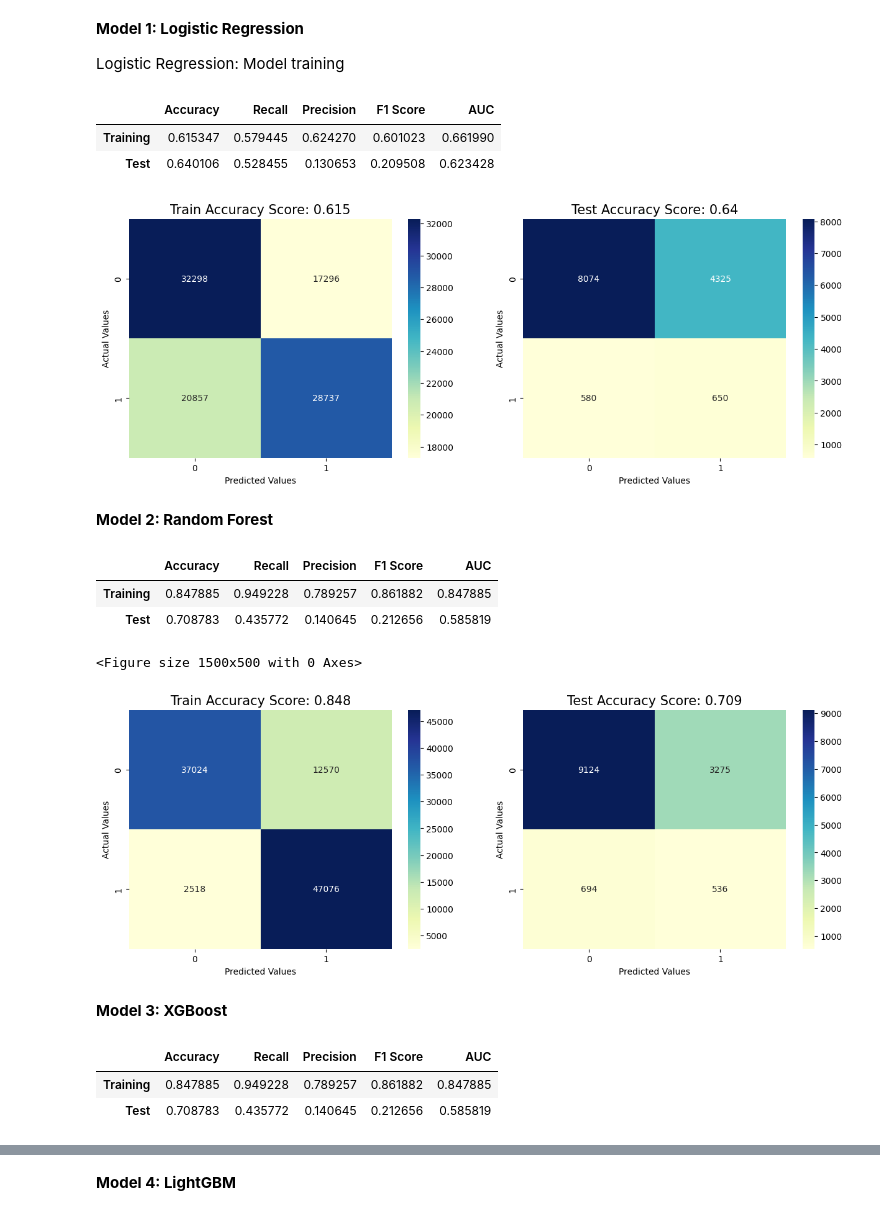
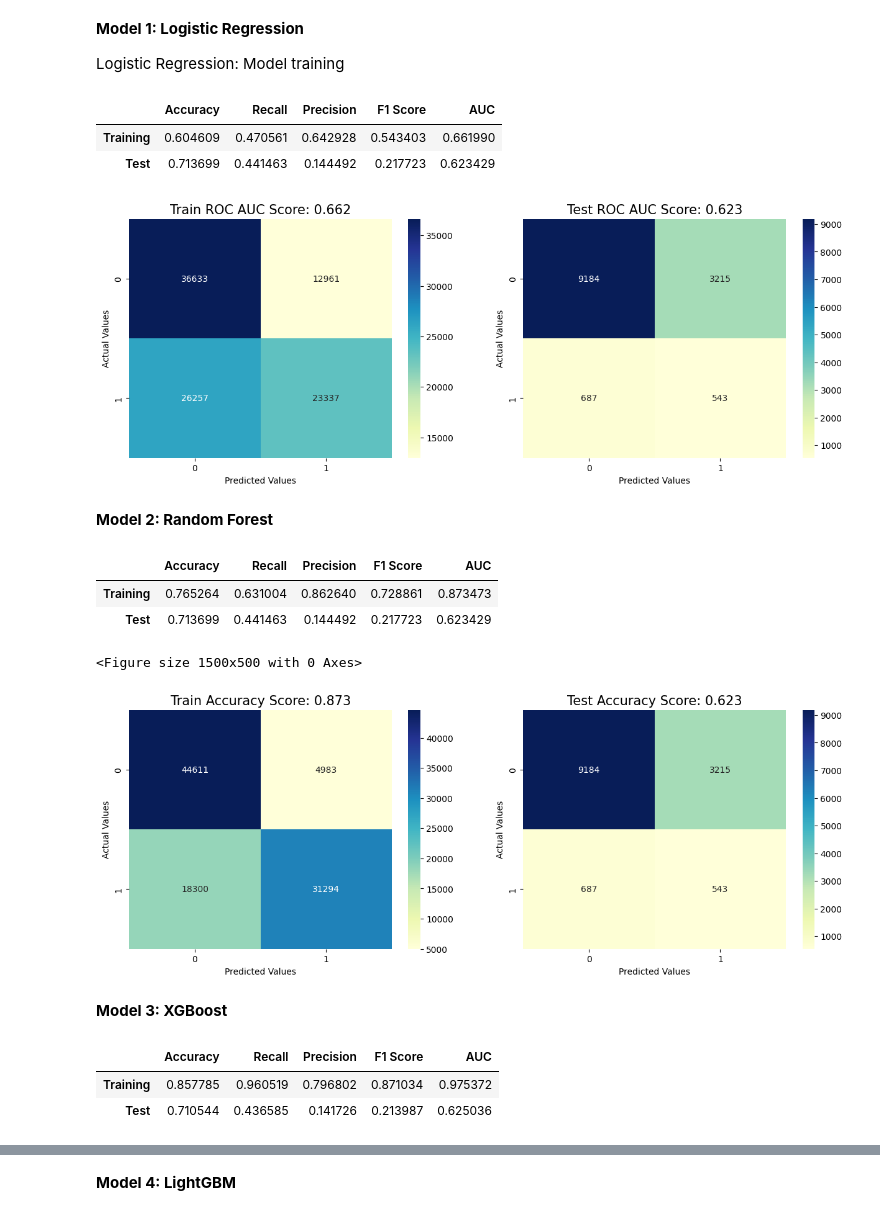
Before and after one commit to madokahazemi/diabetes-readmission-prediction, a Jupyter notebook: code/Prediction on Hospital Readmission.ipynb, the cells around one changed output, grey strips where cells are left out. Cells and saved outputs as stored; diff of their text form; code cells hidden in the pictures.

Commit message:
model prediction

```diff
--- a/code/Prediction on Hospital Readmission.ipynb
+++ b/code/Prediction on Hospital Readmission.ipynb
@@ -844,7 +844,10 @@ y_train_preds = log_model.predict_proba(X_train)[:,1]
 y_test_preds = log_model.predict_proba(X_test)[:,1]
 # %%
 # Compare metrics between training and validation
-thresh = 0.5
+thresholds = np.arange(0, 1, 0.01)
+f1_scores = [f1_score(y_test, y_test_preds > threshold) for threshold in thresholds]
+thresh = thresholds[np.argmax(f1_scores)]
+
 training_metrics = {
     "Accuracy": accuracy_score(y_train, (y_train_preds > thresh)),
     "Recall": recall_score(y_train, (y_train_preds > thresh)),
@@ -864,31 +867,28 @@ test_metrics = {
 pd.DataFrame([training_metrics, test_metrics], index=["Training", "Test"])
 # %% [output]
 |  | Accuracy | Recall | Precision | F1 Score | AUC |
-| Training | 0.615347 | 0.579445 | 0.624270 | 0.601023 | 0.661990 |
-| Test | 0.640106 | 0.528455 | 0.130653 | 0.209508 | 0.623428 |
+| Training | 0.604609 | 0.470561 | 0.642928 | 0.543403 | 0.661990 |
+| Test | 0.713699 | 0.441463 | 0.144492 | 0.217723 | 0.623429 |
 # %%
 # Confusion Matrix
+train_score = round(roc_auc_score(y_train, (y_train_preds)), 3)
+cm_train = confusion_matrix(y_train, (y_train_preds > thresh))
 
-predictions = log_model.predict(X_train)
-train_score = round(accuracy_score(y_train, predictions), 3)
-cm_train = confusion_matrix(y_train, predictions)
-
-predictions = log_model.predict(X_test)
-test_score = round(accuracy_score(y_test, predictions), 3)
-cm_test = confusion_matrix(y_test, predictions)
+test_score = round(roc_auc_score(y_test, (y_test_preds)), 3)
+cm_test = confusion_matrix(y_test, (y_test_preds > thresh))
 
 fig, (ax1,ax2) = plt.subplots(nrows=1,ncols=2,figsize=(15,5))
 sns.heatmap(cm_train, annot=True, fmt=".0f",ax=ax1, cmap="YlGnBu")
 ax1.set_xlabel('Predicted Values')
 ax1.set_ylabel('Actual Values')
-ax1.set_title('Train Accuracy Score: {0}'.format(train_score), size = 15)
+ax1.set_title('Train ROC AUC Score: {0}'.format(train_score), size = 15)
 sns.heatmap(cm_test, annot=True, fmt=".0f",ax=ax2, cmap="YlGnBu")
 ax2.set_xlabel('Predicted Values')
 ax2.set_ylabel('Actual Values')
-ax2.set_title('Test Accuracy Score: {0}'.format(test_score), size = 15)
+ax2.set_title('Test ROC AUC Score: {0}'.format(test_score), size = 15)
 plt.show()
 # %% [output]
-[figure, old version]
+[figure, new version]
 # %% [markdown]
 __Model 2: Random Forest__
 # %%
@@ -906,7 +906,7 @@ training_metrics = {
     "Recall": recall_score(y_train, (y_train_preds > thresh)),
     "Precision": precision_score(y_train, (y_train_preds > thresh)),
     "F1 Score": f1_score(y_train, (y_train_preds > thresh)),
-    "AUC": roc_auc_score(y_train, (y_train_preds > thresh))
+    "AUC": roc_auc_score(y_train, (y_train_preds))
 }
 
 test_metrics = {
@@ -914,36 +914,36 @@ test_metrics = {
     "Recall": recall_score(y_test, (y_test_preds > thresh)),
     "Precision": precision_score(y_test, (y_test_preds > thresh)),
     "F1 Score": f1_score(y_test, (y_test_preds > thresh)),
-    "AUC": roc_auc_score(y_test, (y_test_preds > thresh))
+    "AUC": roc_auc_score(y_test, (y_test_preds))
 }
 
 pd.DataFrame([training_metrics, test_metrics], index=["Training", "Test"])
 # %% [output]
 |  | Accuracy | Recall | Precision | F1 Score | AUC |
-| Training | 0.847885 | 0.949228 | 0.789257 | 0.861882 | 0.847885 |
-| Test | 0.708783 | 0.435772 | 0.140645 | 0.212656 | 0.585819 |
+| Training | 0.765264 | 0.631004 | 0.862640 | 0.728861 | 0.873473 |
+| Test | 0.713699 | 0.441463 | 0.144492 | 0.217723 | 0.623429 |
 # %%
 # Confusion Matrix
-train_score = round(accuracy_score(y_train, (y_train_preds > thresh)), 3)
+train_score = round(roc_auc_score(y_train, (y_train_preds)), 3)
 cm_train = confusion_matrix(y_train, (y_train_preds > thresh))
 
-test_score = round(accuracy_score(y_test, (y_test_preds > thresh)), 3)
+test_score = round(roc_auc_score(y_test, (y_test_preds)), 3)
 cm_test = confusion_matrix(y_test, (y_test_preds > thresh))
 
 plt.figure(figsize=(15,5))
 fig, (ax1,ax2) = plt.subplots(nrows=1,ncols=2,figsize=(15,5))
 sns.heatmap(cm_train, annot=True, fmt=".0f",ax=ax1, cmap="YlGnBu")
 ax1.set_xlabel('Predicted Values')
 ax1.set_ylabel('Actual Values')
 ax1.set_title('Train Accuracy Score: {0}'.format(train_score), size = 15)
 sns.heatmap(cm_test, annot=True, fmt=".0f",ax=ax2, cmap="YlGnBu")
 ax2.set_xlabel('Predicted Values')
 ax2.set_ylabel('Actual Values')
 ax2.set_title('Test Accuracy Score: {0}'.format(test_score), size = 15)
 plt.show()
 # %% [output]
 <Figure size 1500x500 with 0 Axes>
-[figure, old version]
+[figure, new version]
 # %% [markdown]
 __Model 3: XGBoost__
 # %%
@@ -962,7 +962,7 @@ training_metrics = {
     "Recall": recall_score(y_train, (y_train_preds > thresh)),
     "Precision": precision_score(y_train, (y_train_preds > thresh)),
     "F1 Score": f1_score(y_train, (y_train_preds > thresh)),
-    "AUC": roc_auc_score(y_train, (y_train_preds > thresh))
+    "AUC": roc_auc_score(y_train, (y_train_preds))
 }
 
 test_metrics = {
@@ -970,12 +970,12 @@ test_metrics = {
     "Recall": recall_score(y_test, (y_test_preds > thresh)),
     "Precision": precision_score(y_test, (y_test_preds > thresh)),
     "F1 Score": f1_score(y_test, (y_test_preds > thresh)),
-    "AUC": roc_auc_score(y_test, (y_test_preds > thresh))
+    "AUC": roc_auc_score(y_test, (y_test_preds))
 }
 pd.DataFrame([training_metrics, test_metrics], index=["Training", "Test"])
 # %% [output]
 |  | Accuracy | Recall | Precision | F1 Score | AUC |
-| Training | 0.847885 | 0.949228 | 0.789257 | 0.861882 | 0.847885 |
-| Test | 0.708783 | 0.435772 | 0.140645 | 0.212656 | 0.585819 |
+| Training | 0.857785 | 0.960519 | 0.796802 | 0.871034 | 0.975372 |
+| Test | 0.710544 | 0.436585 | 0.141726 | 0.213987 | 0.625036 |
 # %%
 # Confusion Matrix
```
Also changed, not shown: parts of 7 cells of this notebook.
